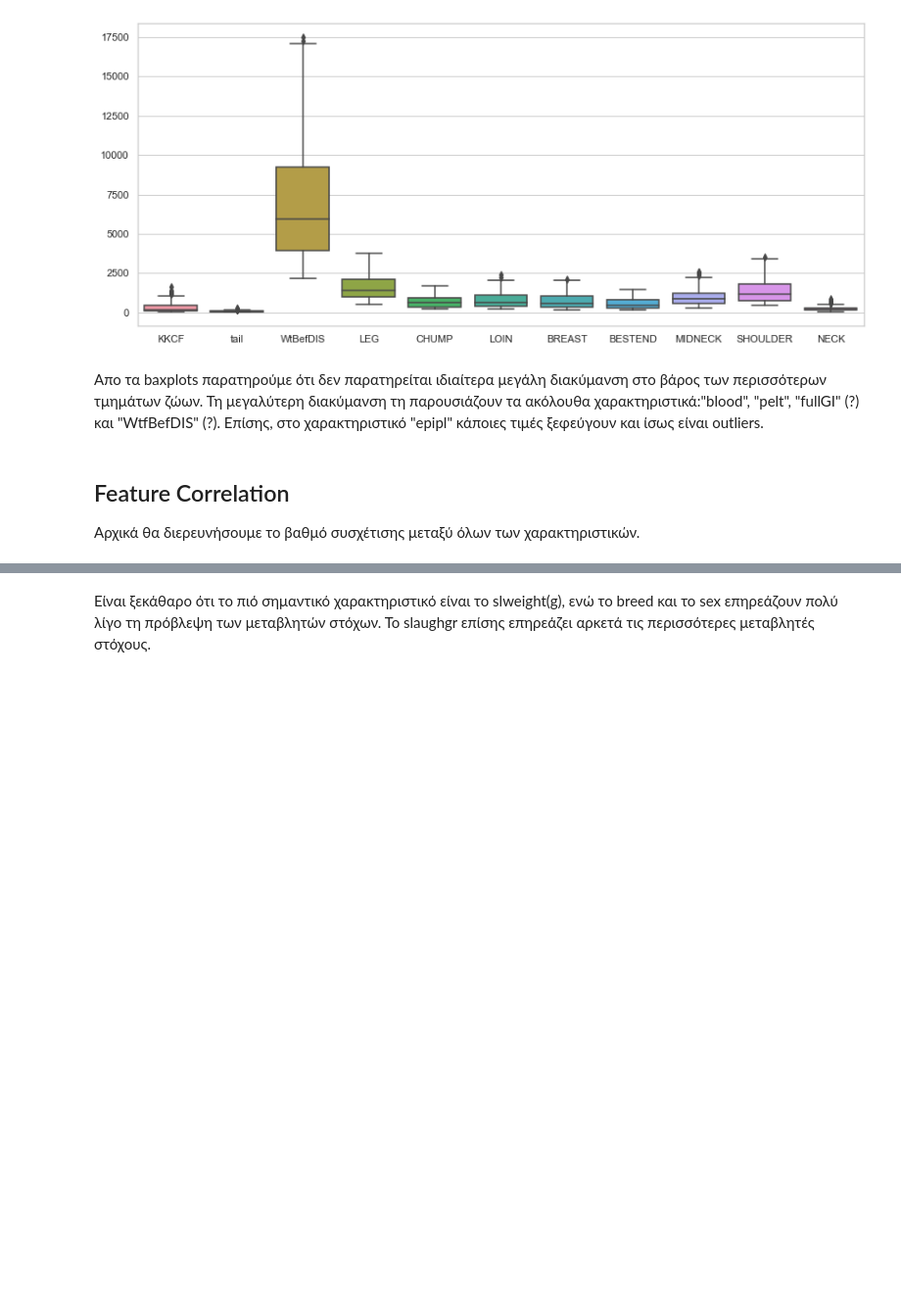
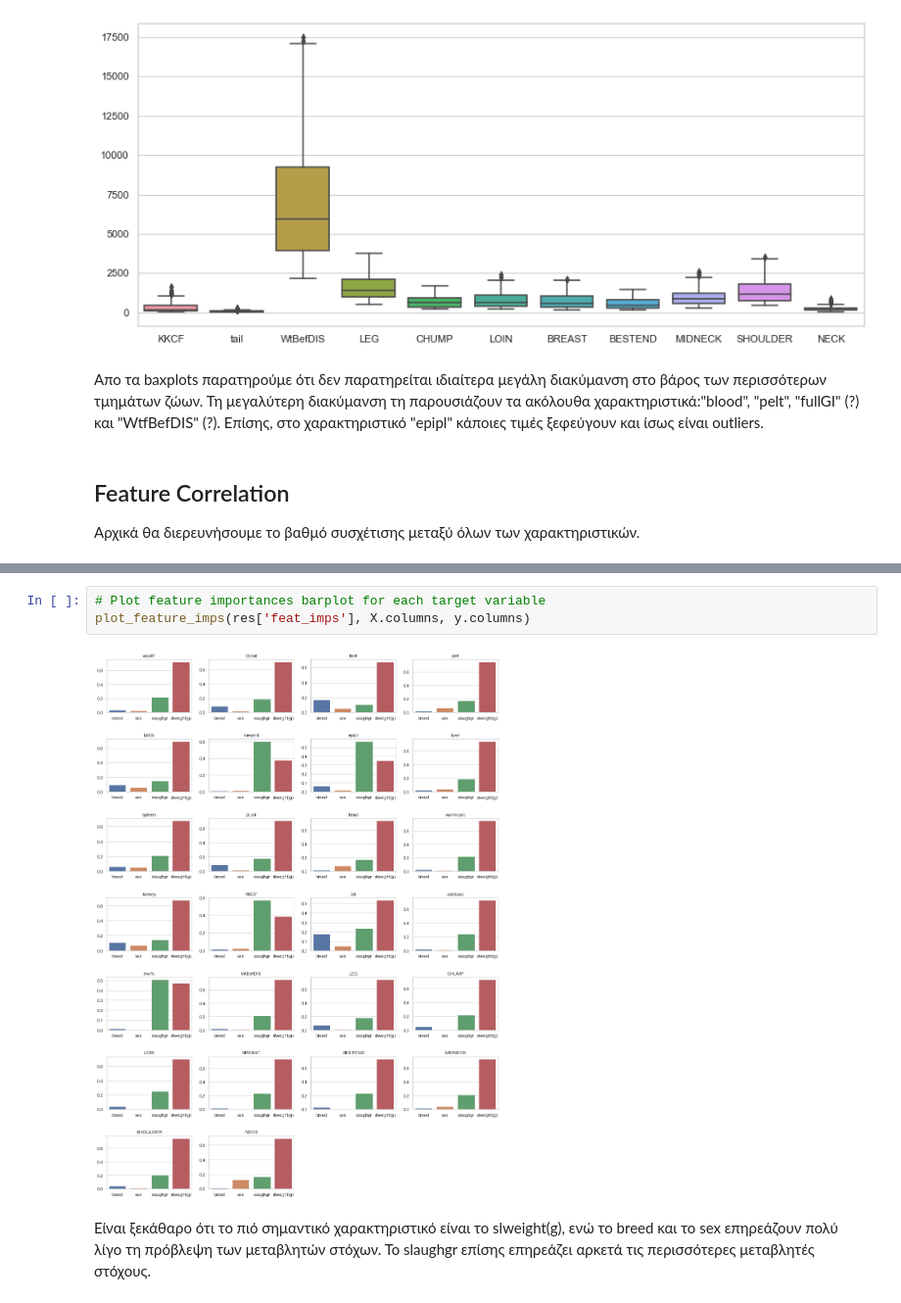
Before and after one commit to antonis-ant/thesis-code, a Jupyter notebook: EDA_notebook.ipynb, the cells around one changed output, grey strips where cells are left out. Shown: that part at 98% size. Cells and saved outputs as stored; diff of their text form; blank space fills up the shorter version.

```diff
--- a/EDA_notebook.ipynb
+++ b/EDA_notebook.ipynb
@@ -246,3 +210,8 @@ for est in mo_meta_reg.estimators_:
+# %%
+# Plot feature importances barplot for each target variable
+plot_feature_imps(res['feat_imps'], X.columns, y.columns)
+# %% [output]
+[figure, added]
 # %% [markdown]
 Είναι ξεκάθαρο ότι το πιό σημαντικό χαρακτηριστικό είναι το slweight(g), ενώ το breed και το sex επηρεάζουν πολύ λίγο
 τη πρόβλεψη των μεταβλητών στόχων. Το slaughgr επίσης επηρεάζει αρκετά τις περισσότερες μεταβλητές στόχους.
```
Also changed, not shown: parts of 26 cells of this notebook, 2 other files.
